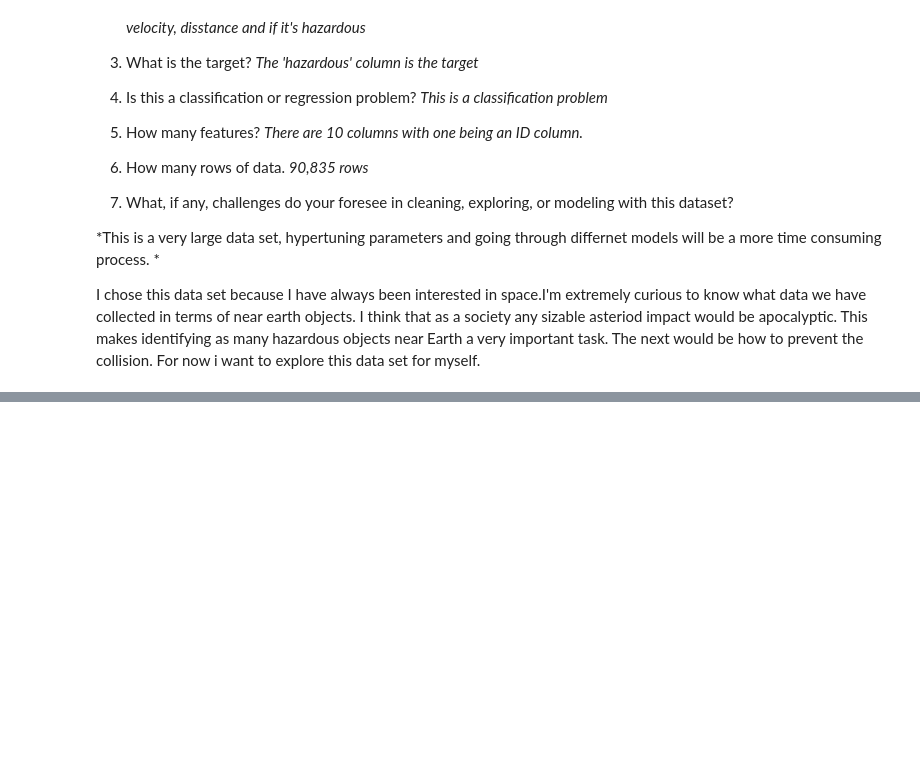
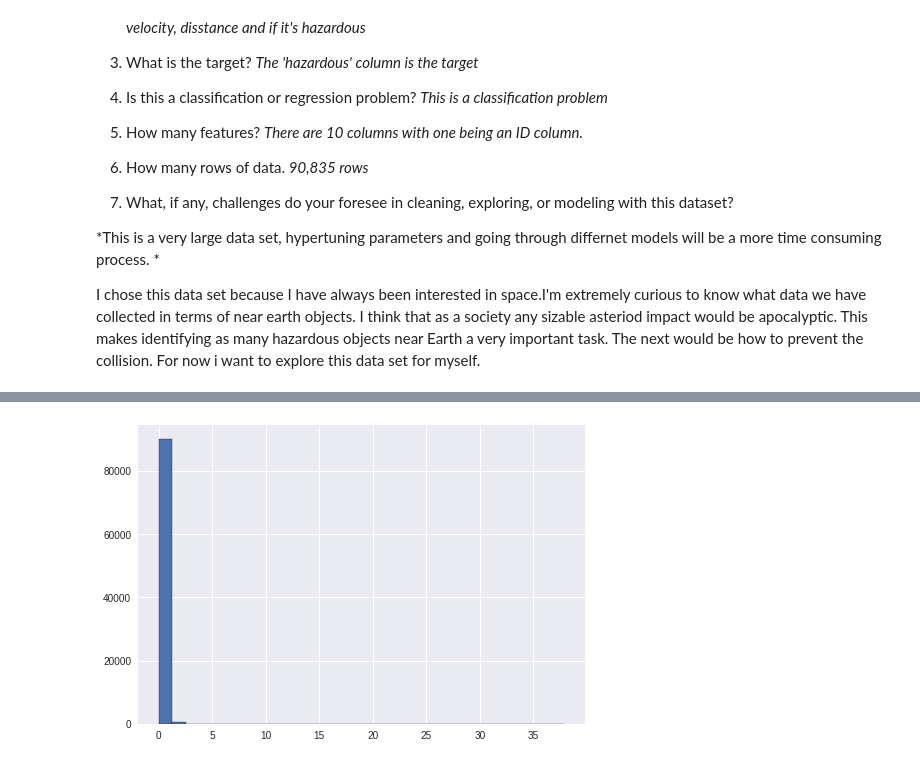
Before and after one commit to dvisionst/Project_Two, a Jupyter notebook: Project_2.ipynb, the cells around one changed output, grey strips where cells are left out. Saved outputs shown, nothing was run; the diff lists cells and outputs as text; code cells hidden in the pictures; blank space fills up the shorter version.

```diff
--- a/Project_2.ipynb
+++ b/Project_2.ipynb
@@ -113,0 +142,6 @@ Second choice: dataset 2
+# %%
+#min diameter is heavily skewed.
+plt.style.use('seaborn')
+df['est_diameter_min'].hist(bins=30, edgecolor='black');
+# %% [output]
+[figure, added]
```
Also changed, not shown: parts of 20 cells of this notebook.
